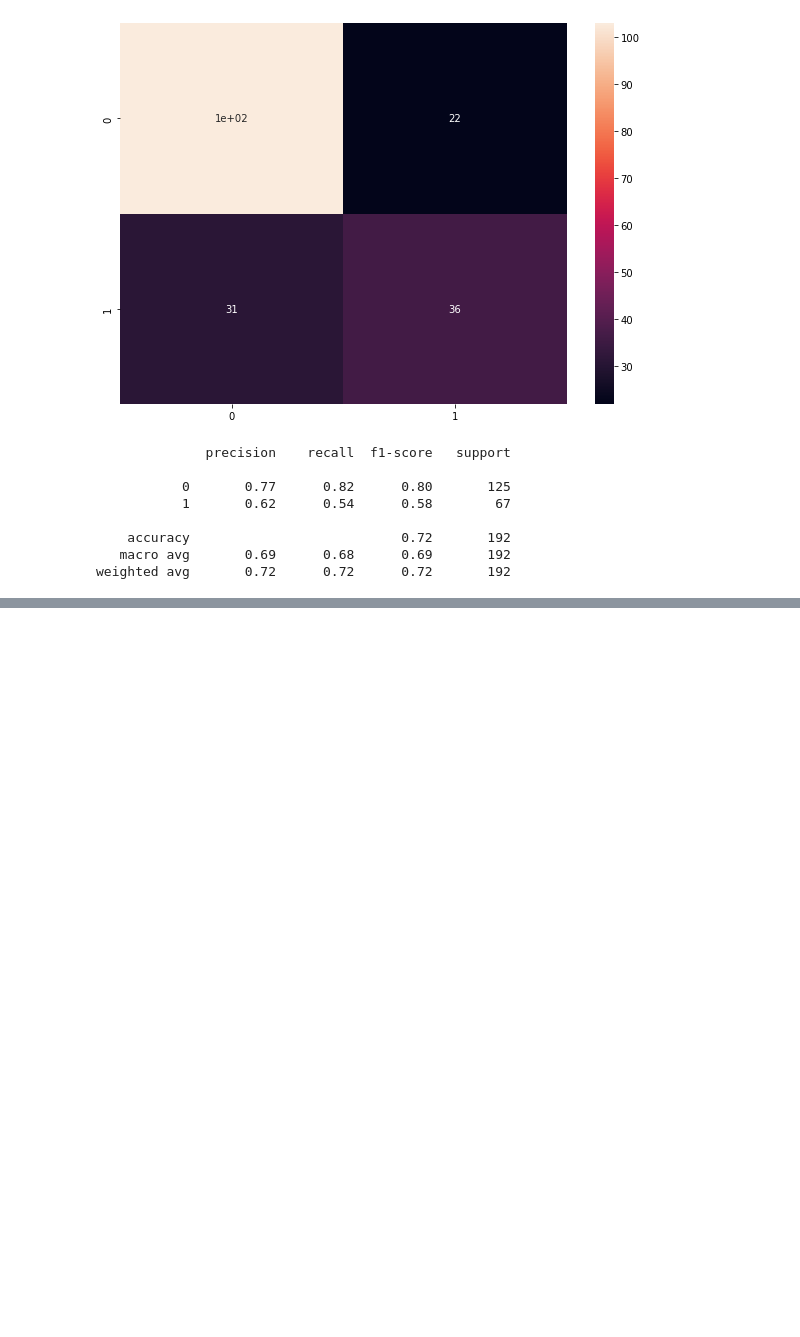
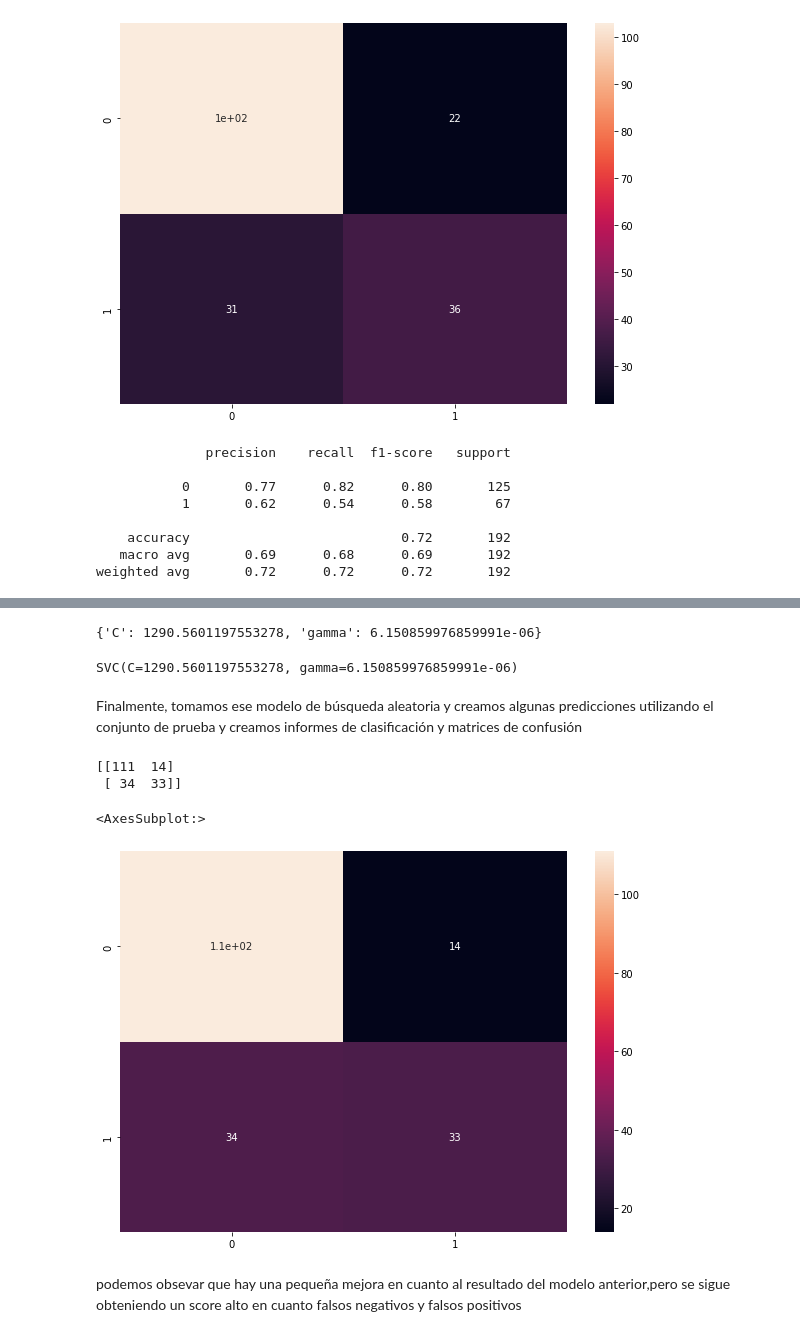
Before and after one commit to RafaRomero8/Tuning, a Jupyter notebook: Tuning.ipynb, the cells around one changed output, grey strips where cells are left out. Saved outputs shown, nothing was run; the diff lists cells and outputs as text; code cells hidden in the pictures; blank space fills up the shorter version.

Commit message:
random search

```diff
--- a/Tuning.ipynb
+++ b/Tuning.ipynb
@@ -176,0 +184,12 @@ weighted avg       0.72      0.72      0.72       192
+# %%
+import scipy.stats as stats
+from sklearn.utils.fixes import loguniform
+
+param_dist = {
+    'C': stats.uniform(0.1,1e4), #Distribución uniforme entre 0.1 y 1e4
+    'gamma': loguniform(1e-6,1e+1), # Distribución loguniform entre 1e-6 y 1e+1
+}
+
+#C(es un alpha) indica penalizar las operaciones que realiza la regresión
+#hará ua busqueda del punto 0.1 al punto 1e4,traé de manera aleatoria una seleccion de datos
+#y selecciona de manera uniforme los datos para buscar  el parametro
@@ -176,0 +198,17 @@ weighted avg       0.72      0.72      0.72       192
+# %%
+from sklearn.svm import SVC
+from sklearn.model_selection import RandomizedSearchCV
+
+# Realizamos una búsqueda aleatoria de los parámetros óptimos para entrenar un modelo de SVM:
+n_iter_search = 20
+
+random_search = RandomizedSearchCV(
+    SVC(),#mandamos a llamar el modelo SVM
+    param_distributions= param_dist,## Distribución de parámetros a evaluar
+    n_iter = n_iter_search,# Número de iteraciones de búsqueda
+    refit = True,# Ajustar el modelo a los datos de entrenamiento una vez encontrados los mejores parámetros
+    verbose = 3 #Nivel de detalle durante el proceso de ajuste del modelo
+)
+
+# Entrenamos el modelo a los datos de entrenamiento:
+random_search.fit(X_train,y_train)
@@ -176,0 +237,30 @@ weighted avg       0.72      0.72      0.72       192
+# %%
+# Imprimimos los mejores parámetros encontrados por la búsqueda aleatoria:
+print(random_search.best_params_)
+# %% [output]
+{'C': 1290.5601197553278, 'gamma': 6.150859976859991e-06}
+# %%
+# Imprimimos el mejor estimador encontrado por la búsqueda aleatoria:
+print(random_search.best_estimator_)
+# %% [output]
+SVC(C=1290.5601197553278, gamma=6.150859976859991e-06)
+# %% [markdown]
+Finalmente, tomamos ese modelo de búsqueda aleatoria y creamos algunas predicciones utilizando el conjunto de prueba y creamos informes de clasificación y matrices de confusión
+# %%
+# Ejecutamos una predicción usando el mejor estimador:
+random_predictions = random_search.predict(X_test)
+# %%
+matriz = confusion_matrix(y_test,random_predictions)
+print(confusion_matrix(y_test, random_predictions))
+# %% [output]
+[[111  14]
+ [ 34  33]]
+# %%
+# Imprimimos la gráfica con la matriz de confusión:
+plt.figure(figsize = (10,7))
+sn.heatmap(matriz, annot=True)
+# %% [output]
+<AxesSubplot:>
+[figure, added]
+# %% [markdown]
+podemos obsevar que hay una pequeña mejora en cuanto al resultado del modelo anterior,pero se sigue obteniendo un score alto en cuanto falsos negativos y falsos positivos
```
Also changed, not shown: parts of 11 cells of this notebook.
